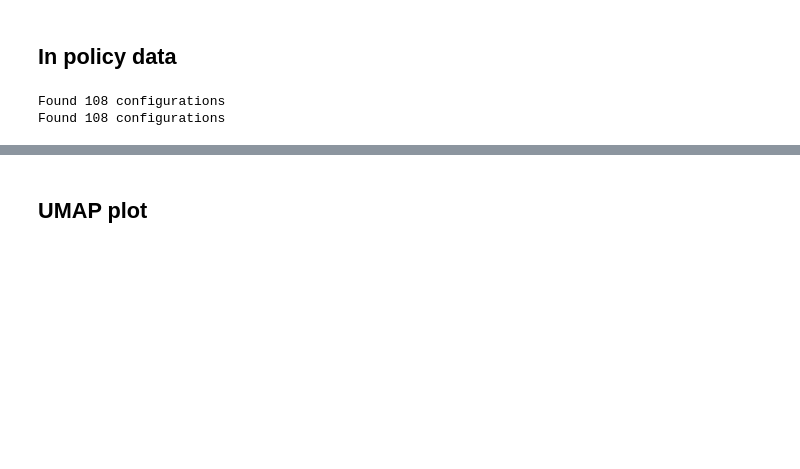
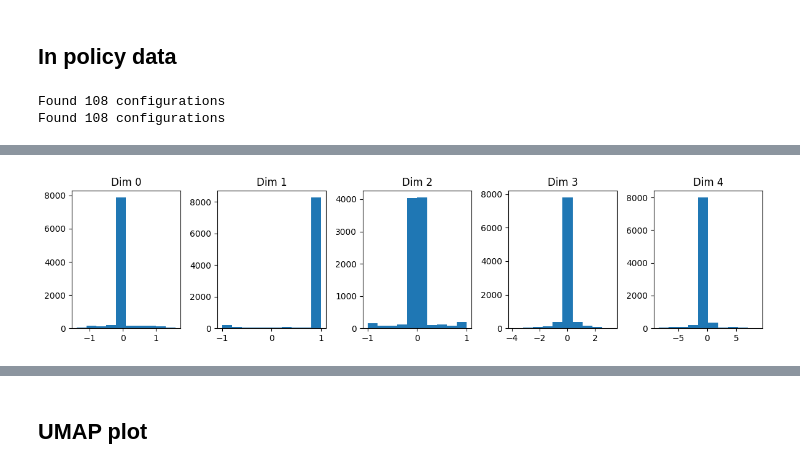
Before and after one commit to dynamical-inference/tdmpc2, a Jupyter notebook: analysis/26-01-23_data.ipynb, the cells around one changed output, grey strips where cells are left out. Drawn from its saved outputs; the diff is of its cells as text; code cells hidden in the pictures; blank space fills up the shorter version.

```diff
--- a/analysis/26-01-23_data.ipynb
+++ b/analysis/26-01-23_data.ipynb
@@ -156,7 +230,8 @@ frames_offpolicy_stacked.shape
 # %%
 data_off_policy = {
-    'obs_states': obs_episodes_stacked,
-    'obs_pixels': frames_offpolicy_stacked,
+    'obs_states': obs_episodes_offpolicy,
+    'obs_pixels_dreamer': frames_offpolicy_dreamer,
+    'obs_pixels_tdmpc2': frames_offpolicy_tdmpc2,
     'actions': actions_episodes_offpolicy,
     'rewards': rewards_episodes_offpolicy,
 }
@@ -178,0 +251,10 @@ from analysis.utils_data_generation import run_env_autonomous
+# %%
+plt.figure(figsize=(12, 3))
+for i in range(obs_inpolicy.shape[1]):
+    plt.subplot(1, obs_inpolicy.shape[1], i + 1)
+    plt.hist(obs_inpolicy[:, i])
+    plt.title(f"Dim {i}")
+plt.tight_layout()
+plt.show()
+# %% [output]
+[figure, added]
```
Also changed, not shown: parts of 46 cells of this notebook.
